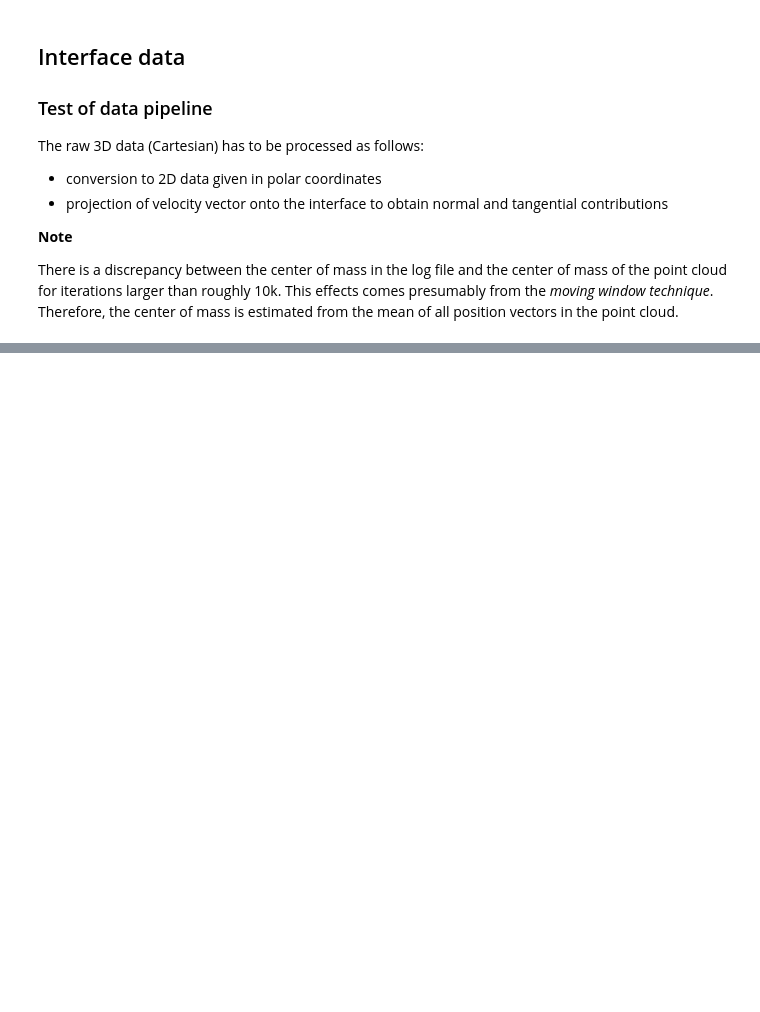
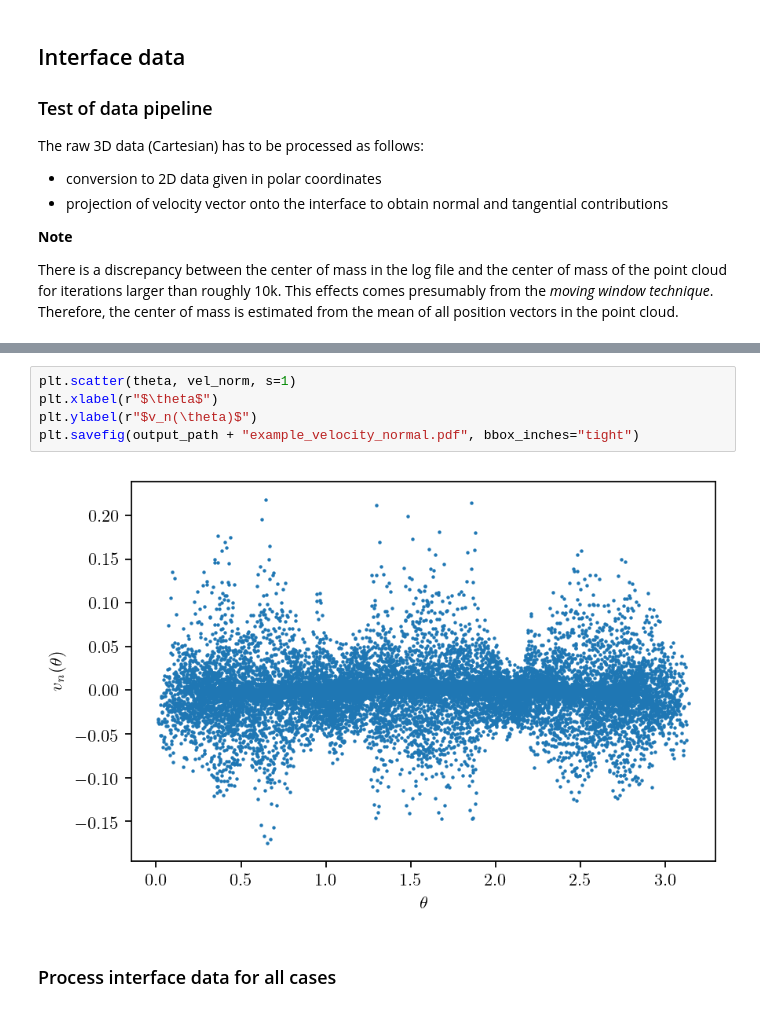
Before and after one commit to AndreWeiner/sgs_model_test_transient, a Jupyter notebook: notebooks/data_processing.ipynb, the cells around one changed output, grey strips where cells are left out. Drawn from its saved outputs; the diff is of its cells as text; blank space fills up the shorter version.

```diff
--- a/notebooks/data_processing.ipynb
+++ b/notebooks/data_processing.ipynb
@@ -396,0 +431,9 @@ plt.show()
+# %%
+plt.scatter(theta, vel_norm, s=1)
+plt.xlabel(r"$\theta$")
+plt.ylabel(r"$v_n(\theta)$")
+plt.savefig(output_path + "example_velocity_normal.pdf", bbox_inches="tight")
+# %% [output]
+[figure, added]
+# %% [markdown]
+### Process interface data for all cases
```
Also changed, not shown: parts of 15 cells of this notebook, 4 other files.
